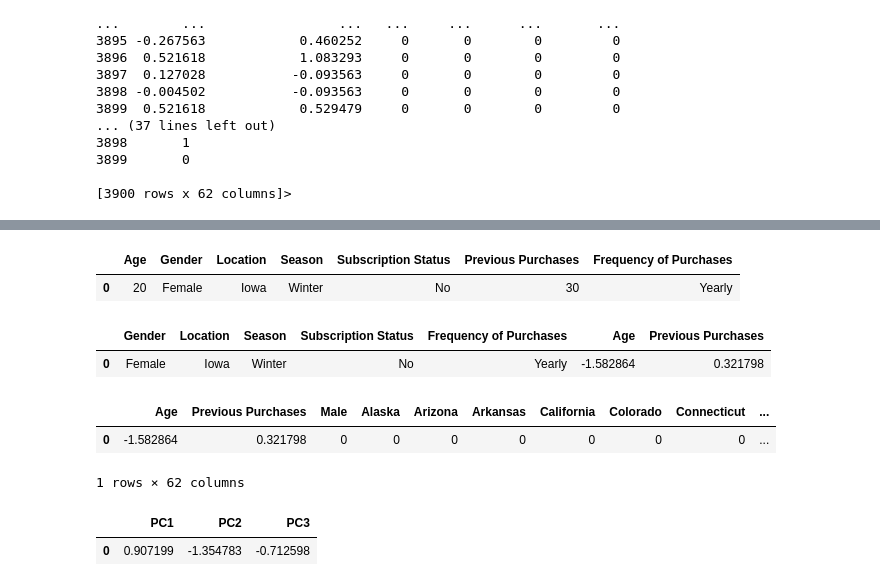
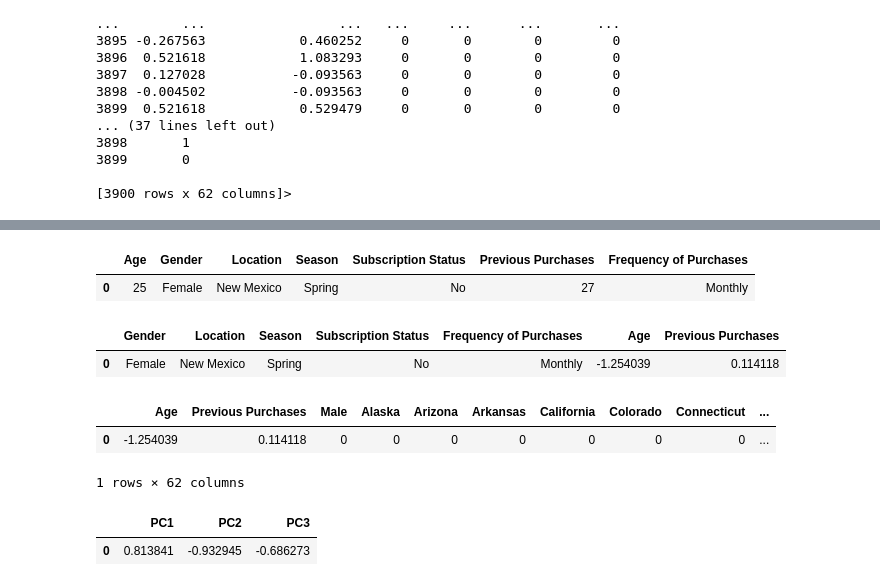
Before and after one commit to suyashgoel/product-recommendation, a Jupyter notebook: product-recommendation.ipynb, the cells around one changed output, grey strips where cells are left out. Saved outputs shown, nothing was run; the diff lists cells and outputs as text; code cells hidden in the pictures.

Commit message:
Feature: user input

```diff
--- a/product-recommendation.ipynb
+++ b/product-recommendation.ipynb
@@ -166,22 +122,22 @@ print(selected_features_df.loc[selected_features_df["Clusters"] == 10])
 # %%
 # df[['Age','Gender', 'Location', 'Season', 'Subscription Status', 'Previous Purchases', 'Frequency of Purchases']]
 
-age = 20
-gender = 'Female'
-loc = 'Iowa'
-season = 'Winter'
-subscribed = 'No'
-purchases = 30
-frequency = 'Yearly'
+age = int(input('Enter the age of an existing customer you want recommendations for'))
+gender = input('Enter the gender of the customer')
+loc = input('Enter the US State the customer resides in')
+season = input('Enter the season the customer is making a purchase during')
+subscribed = input('Provide the subscription status of the user')
+purchases = int(input('Enter the number of purchases the customer the customer has made'))
+frequency = input('Enter the frequency at which the customer makes purchases')
 
 row = [age, gender, loc, season, subscribed, purchases, frequency]
 
 sample = pd.DataFrame([row], columns=['Age','Gender', 'Location', 'Season', 'Subscription Status', 'Previous Purchases', 'Frequency of Purchases'])
 
 sample
 # %% [output]
 |  | Age | Gender | Location | Season | Subscription Status | Previous Purchases | Frequency of Purchases |
-| 0 | 20 | Female | Iowa | Winter | No | 30 | Yearly |
+| 0 | 25 | Female | New Mexico | Spring | No | 27 | Monthly |
 # %%
 
 # Scale numeric featurescaled_sample = pd.DataFrame(StandardScaler().fit_transform(sample[['Age', 'Previous Purchases']]), columns=['Age', 'Previous Purchases'])
@@ -195,7 +151,7 @@ sample = pd.concat([sample, scaled_sample], axis=1)
 sample
 # %% [output]
 |  | Gender | Location | Season | Subscription Status | Frequency of Purchases | Age | Previous Purchases |
-| 0 | Female | Iowa | Winter | No | Yearly | -1.582864 | 0.321798 |
+| 0 | Female | New Mexico | Spring | No | Monthly | -1.254039 | 0.114118 |
 # %%
 bin_cols = list(encoded_and_scaled_df.columns)
 bin_cols = bin_cols[2:len(bin_cols)]
@@ -212,7 +168,7 @@ sample.drop(columns=['Gender', 'Location', 'Season', 'Subscription Status', 'Fre
 sample
 # %% [output]
 |  | Age | Previous Purchases | Male | Alaska | Arizona | Arkansas | California | Colorado | Connecticut | ... |
-| 0 | -1.582864 | 0.321798 | 0 | 0 | 0 | 0 | 0 | 0 | 0 | ... |
+| 0 | -1.254039 | 0.114118 | 0 | 0 | 0 | 0 | 0 | 0 | 0 | ... |
 1 rows × 62 columns
 # %%
 pca_sample = pd.DataFrame(pca.transform(sample), columns=['PC1','PC2', 'PC3'])
@@ -220,7 +176,7 @@ pca_sample = pd.DataFrame(pca.transform(sample), columns=['PC1','PC2', 'PC3'])
 pca_sample
 # %% [output]
 |  | PC1 | PC2 | PC3 |
-| 0 | 0.907199 | -1.354783 | -0.712598 |
+| 0 | 0.813841 | -0.932945 | -0.686273 |
 # %%
 [cluster] = kmeans.predict(pca_sample)
 
```
Also changed, not shown: parts of 9 cells of this notebook.
